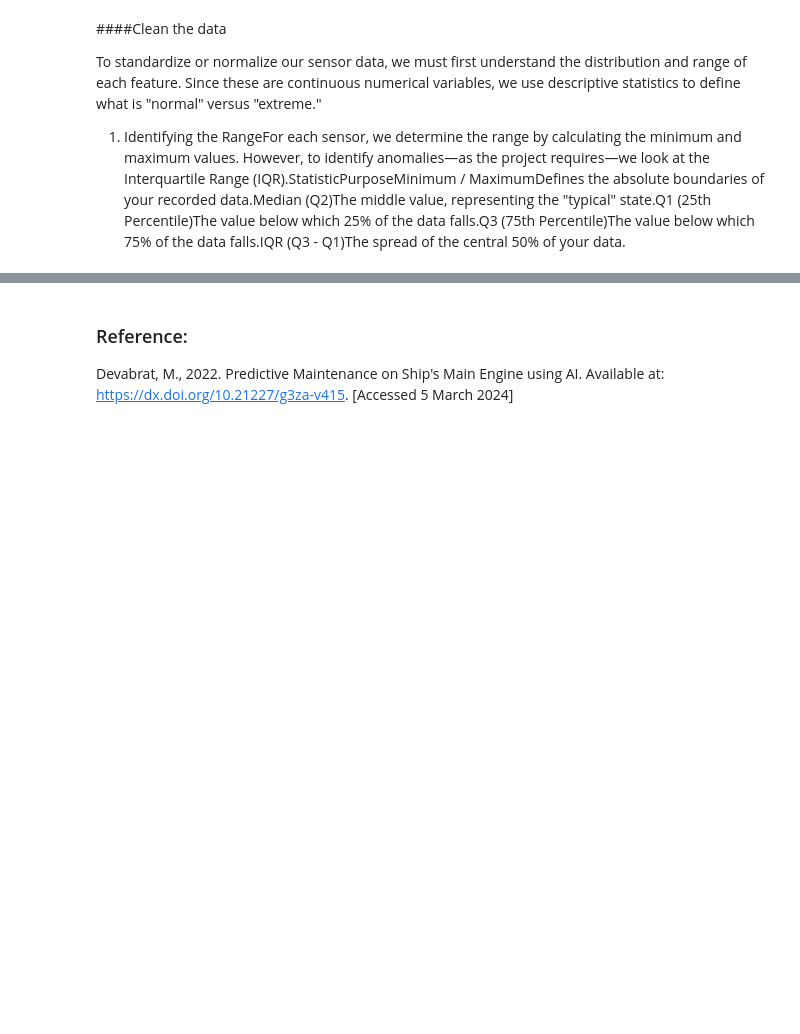
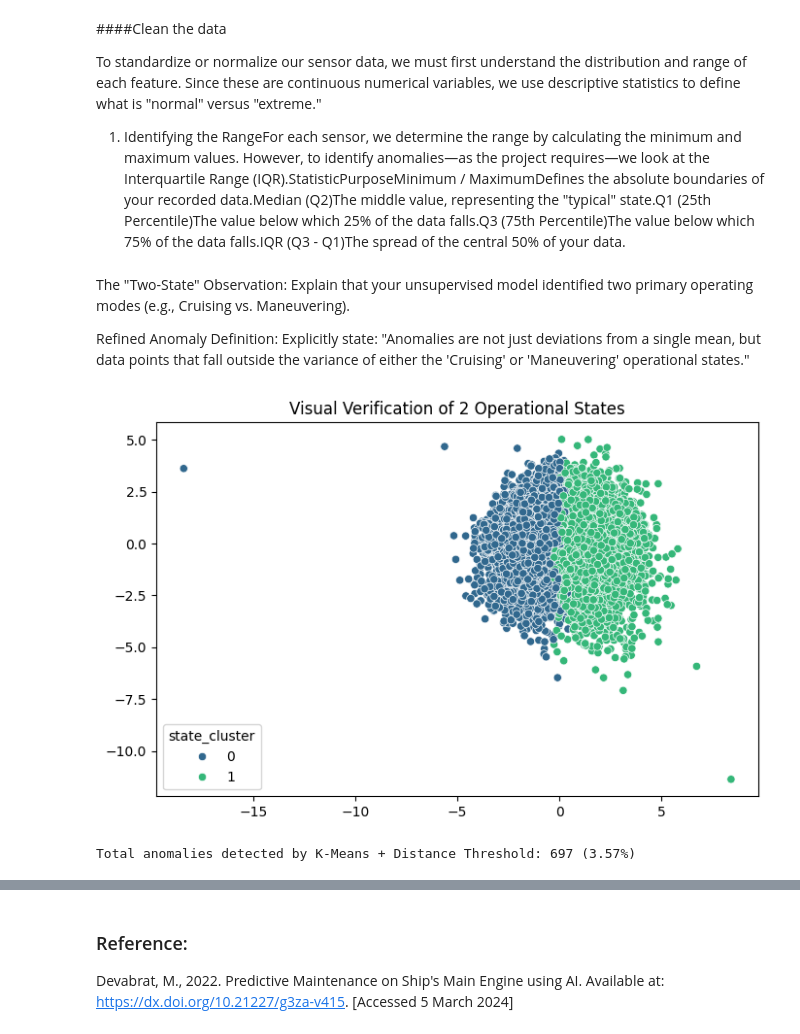
Before and after one commit to susanavenda/data_cambridge, a Jupyter notebook: Venda_Susana_CAM_DS_C101_Mini_project_5_3_1.ipynb, the cells around one changed output, grey strips where cells are left out. Drawn from its saved outputs; the diff is of its cells as text; code cells hidden in the pictures; blank space fills up the shorter version.

```diff
--- a/Venda_Susana_CAM_DS_C101_Mini_project_5_3_1.ipynb
+++ b/Venda_Susana_CAM_DS_C101_Mini_project_5_3_1.ipynb
@@ -574,3 +636,49 @@ Coolant Temp,Numerical (Continuous),A temperature reading; quantitative.
 To standardize or normalize our sensor data, we must first understand the distribution and range of each feature. Since these are continuous numerical variables, we use descriptive statistics to define what is "normal" versus "extreme."
 
 1. Identifying the RangeFor each sensor, we determine the range by calculating the minimum and maximum values. However, to identify anomalies—as the project requires—we look at the Interquartile Range (IQR).StatisticPurposeMinimum / MaximumDefines the absolute boundaries of your recorded data.Median (Q2)The middle value, representing the "typical" state.Q1 (25th Percentile)The value below which 25% of the data falls.Q3 (75th Percentile)The value below which 75% of the data falls.IQR (Q3 - Q1)The spread of the central 50% of your data.
+# %% [markdown]
+The "Two-State" Observation: Explain that your unsupervised model identified two primary operating modes (e.g., Cruising vs. Maneuvering).
+
+Refined Anomaly Definition: Explicitly state: "Anomalies are not just deviations from a single mean, but data points that fall outside the variance of either the 'Cruising' or 'Maneuvering' operational states."
+# %%
+from sklearn.cluster import KMeans
+import numpy as np
+
+# Force K-Means to 2 clusters to test your hypothesis
+kmeans_2 = KMeans(n_clusters=2, random_state=42, n_init=10) # Added n_init to suppress warning
+df['state_cluster'] = kmeans_2.fit_predict(X_scaled)
+
+# Plot the 2 states
+plt.figure(figsize=(8,5))
+sns.scatterplot(x=components[:,0], y=components[:,1], hue=df['state_cluster'], palette='viridis')
+plt.title("Visual Verification of 2 Operational States")
+plt.show()
+
+# Calculate distances from each point to its assigned cluster centroid
+distances = [np.linalg.norm(X_scaled[i] - kmeans_2.cluster_centers_[df['state_cluster'].iloc[i]]) for i in range(len(df))]
+df['euclidean_distance'] = distances
+
+# Calculate mean and std deviation of distances for each cluster
+cluster_stats = df.groupby('state_cluster')['euclidean_distance'].agg(['mean', 'std'])
+
+# Set threshold (e.g., 2 standard deviations)
+threshold = 2
+
+# Flag anomalies where distance deviates > 'threshold' * std from the mean
+def is_anomaly(row):
+    mean = cluster_stats.loc[row['state_cluster'], 'mean']
+    std = cluster_stats.loc[row['state_cluster'], 'std']
+    # Ensure std is not zero to avoid division by zero in case of a single point cluster or identical points
+    if std == 0:
+        return abs(row['euclidean_distance'] - mean) > 0 # Any deviation if std is 0 means anomaly
+    return abs(row['euclidean_distance'] - mean) > threshold * std
+
+df['Anomaly'] = df.apply(is_anomaly, axis=1)
+
+# Print anomaly count and percentage
+anomaly_count = df['Anomaly'].sum()
+anomaly_percentage = (anomaly_count / len(df)) * 100
+print(f"Total anomalies detected by K-Means + Distance Threshold: {anomaly_count} ({anomaly_percentage:.2f}%)")
+# %% [output]
+[figure, added]
+Total anomalies detected by K-Means + Distance Threshold: 697 (3.57%)
```
Also changed, not shown: parts of 14 cells of this notebook.
